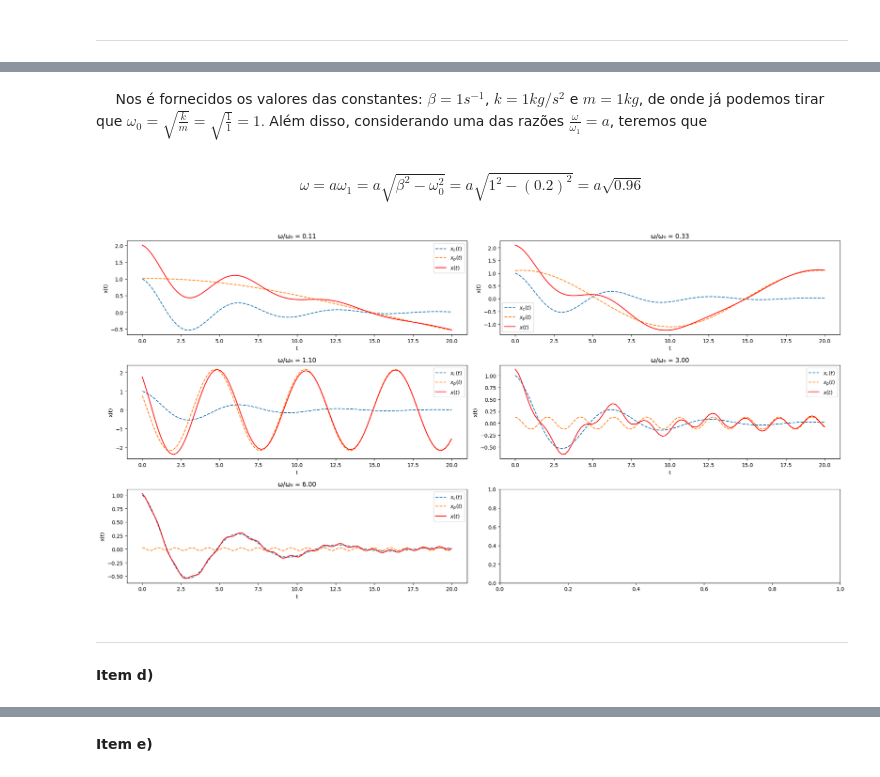
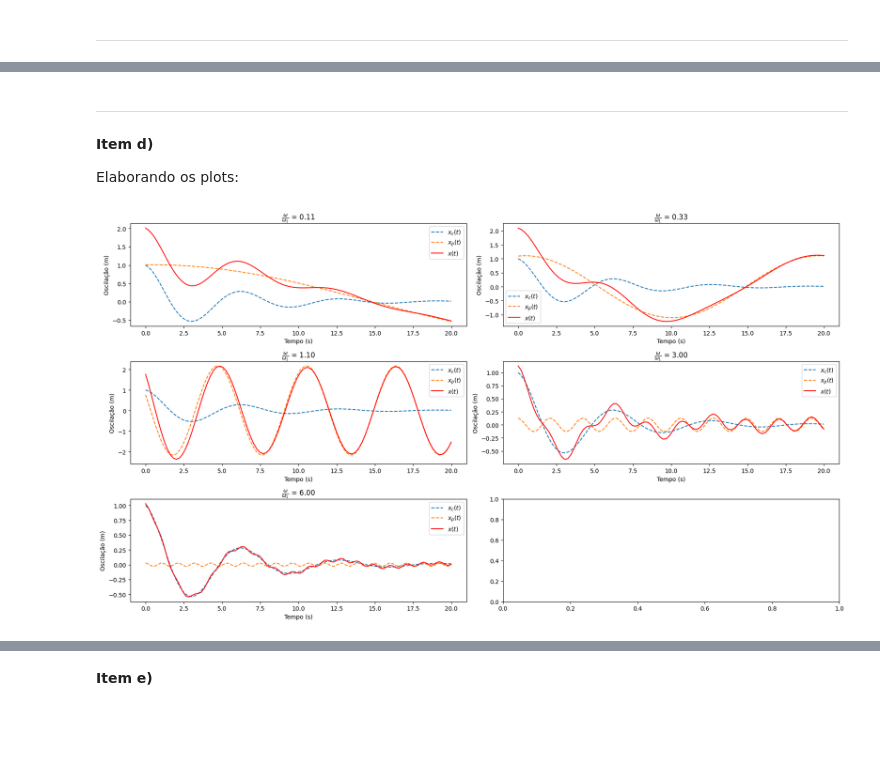
Before and after one commit to ylaksl/lista_num_mecanica, a Jupyter notebook: wally.ipynb, the cells around one changed output, grey strips where cells are left out. Saved outputs shown, nothing was run; the diff lists cells and outputs as text; code cells hidden in the pictures; blank space fills up the shorter version.

```diff
--- a/wally.ipynb
+++ b/wally.ipynb
@@ -44,7 +44,8 @@ ti = 0 # Tempo inicial.
 tf = 15 # Tempo final.
 tempos = np.linspace(ti,tf,100) # Grade temporal.
 
-fig, axes = plt.subplots(3, 3, figsize=(20, 10))
+fig, axes = plt.subplots(3, 3, figsize=(20, 10)) # Gráfico.
+
 
 a = 0 # Para a enumeração dos plots.
 for delta in deltas:
@@ -69,6 +70,8 @@ for delta in deltas:
         axes[a][o].set_title(fr'$\delta = {delta:.2f}$, $\beta = {beta:.2f}$')
         axes[a][o].grid()
         axes[a][o].legend()
+        axes[a][o].set_xlabel('Tempo (t)')
+        axes[a][o].set_ylabel('Oscilação (m)')
         o+=1
     a+=1
 
@@ -134,4 +139,0 @@ def x_p(t, omega, omega0):
-# %% [markdown]
- $\quad$ Nos é fornecidos os valores das constantes: $\beta = 1s^{-1}$, $k = 1 kg/s^2$ e $m=1kg$, de onde já podemos tirar que $\omega_0 = \sqrt{\frac{k}{m}} = \sqrt{\frac{1}{1}} = 1.$ Além disso, considerando uma das razões $\frac{\omega}{\omega_1} = a$, teremos que
-# %% [markdown]
-$$ \omega = a\omega_1 = a\sqrt{\beta^2-\omega_0^2} = a\sqrt{1^2-(0.2)^2} = a\sqrt{0.96}$$
@@ -142,33 +140,35 @@ razoes = np.array([1/9, 1/3, 1.1, 3, 6], float)
+# %% [markdown]
+---
+# %% [markdown]
+**Item d)**
+
+Elaborando os plots:
 # %%
 ti = 0
 tf = 20
 tempos = np.linspace(ti,tf,100)
 
 
-fig, axes = plt.subplots(3, 2, figsize=(20, 10))
+fig, axes = plt.subplots(3, 2, figsize=(18, 10))
 axes = axes.flatten()  # transforma a matriz 3x2 em um array 1D para facilitar a iteração
 
 for i, r in enumerate(razoes):
     omega = r * omega1
     xc_points = [x_c(t, omega1) for t in tempos]
     xp_points = [x_p(t, omega, omega0) for t in tempos]
     x_points = [xc + xp for xc, xp in zip(xc_points, xp_points)]
 
     ax = axes[i]  # pega o subplot correspondente
     ax.plot(tempos, xc_points, '--',label=r'$x_c(t)$')
     ax.plot(tempos, xp_points, '--',label=r'$x_p(t)$')
     ax.plot(tempos, x_points, 'r',label=r'$x(t)$')
-    ax.set_title(f'ω/ω₀ = {r:.2f}')
-    ax.set_xlabel('t')
-    ax.set_ylabel('x(t)')
+    ax.set_title(f'$\\frac{{\\omega}}{{\\omega_1}}$ = {r:.2f}')
+    ax.set_ylabel('Oscilação (m)')
+    ax.set_xlabel('Tempo (s)')
     ax.legend()
 
 plt.tight_layout()
 plt.show()
 # %% [output]
-[figure, old version]
+[figure, new version]
-# %% [markdown]
----
-# %% [markdown]
-**Item d)**
 # %% [markdown]
```
Also changed, not shown: parts of 47 cells of this notebook.
